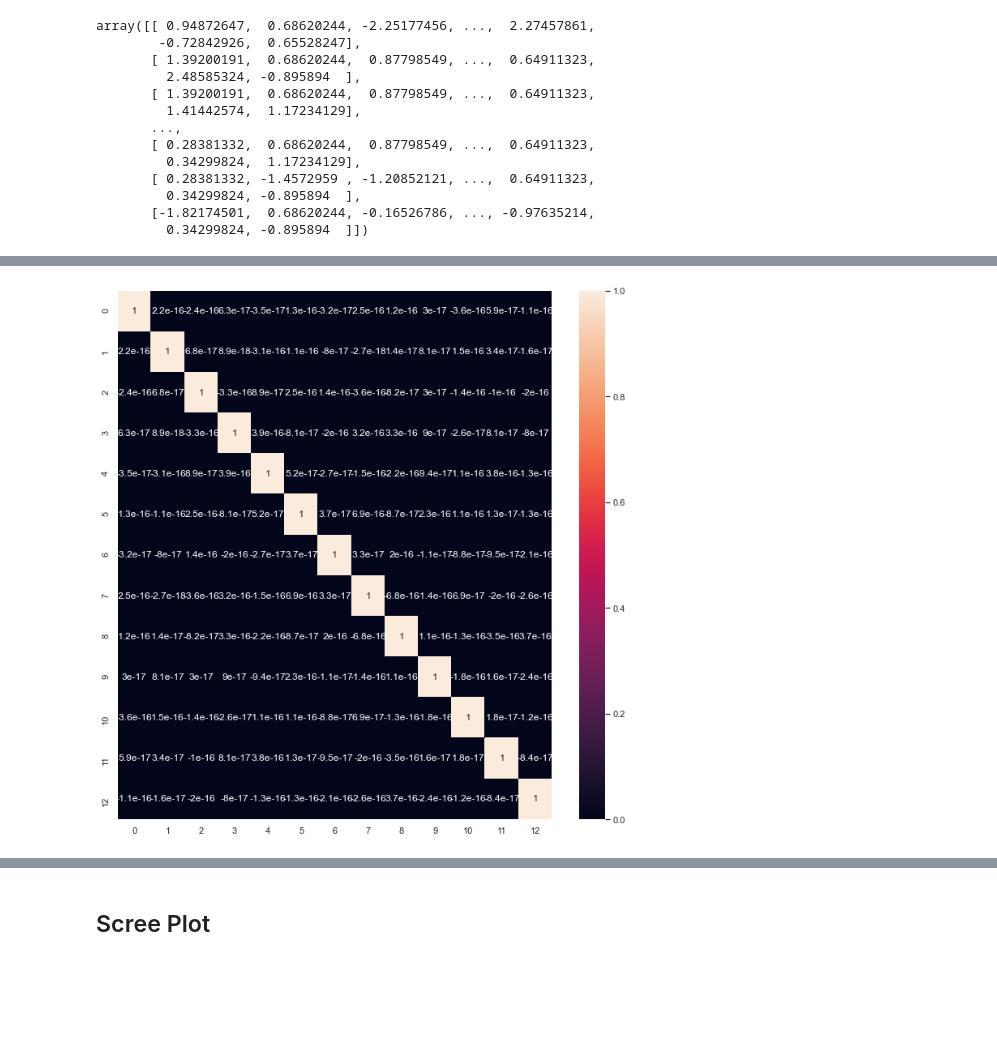
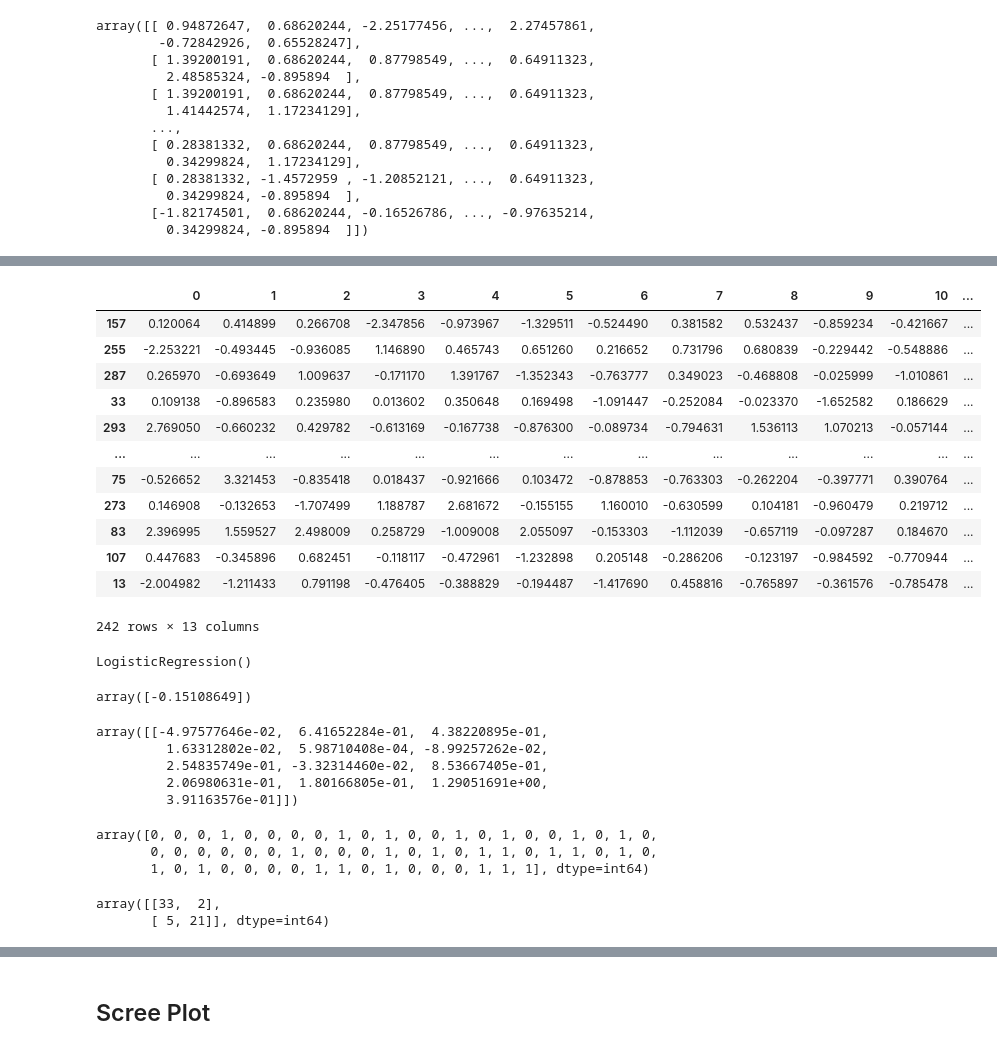
Before and after one commit to mayuri3399/Mobile-Price-Range, a Jupyter notebook: PROJECT_ANALYSIS.ipynb, the cells around one changed output, grey strips where cells are left out. Cells and saved outputs as stored; diff of their text form; code cells hidden in the pictures; blank space fills up the shorter version.

```diff
--- a/PROJECT_ANALYSIS.ipynb
+++ b/PROJECT_ANALYSIS.ipynb
@@ -380,11 +363,53 @@ D
 303 rows × 13 columns
+# %%
+from sklearn.model_selection import train_test_split
+x_trainp,x_testp,y_trainp,y_testp=train_test_split(Xpca,y,test_size=0.20)
+x_trainp
+# %% [output]
+|  | 0 | 1 | 2 | 3 | 4 | 5 | 6 | 7 | 8 | 9 | 10 | ... |
+| 157 | 0.120064 | 0.414899 | 0.266708 | -2.347856 | -0.973967 | -1.329511 | -0.524490 | 0.381582 | 0.532437 | -0.859234 | -0.421667 | ... |
+| 255 | -2.253221 | -0.493445 | -0.936085 | 1.146890 | 0.465743 | 0.651260 | 0.216652 | 0.731796 | 0.680839 | -0.229442 | -0.548886 | ... |
+| 287 | 0.265970 | -0.693649 | 1.009637 | -0.171170 | 1.391767 | -1.352343 | -0.763777 | 0.349023 | -0.468808 | -0.025999 | -1.010861 | ... |
+| 33 | 0.109138 | -0.896583 | 0.235980 | 0.013602 | 0.350648 | 0.169498 | -1.091447 | -0.252084 | -0.023370 | -1.652582 | 0.186629 | ... |
+| 293 | 2.769050 | -0.660232 | 0.429782 | -0.613169 | -0.167738 | -0.876300 | -0.089734 | -0.794631 | 1.536113 | 1.070213 | -0.057144 | ... |
+| ... | ... | ... | ... | ... | ... | ... | ... | ... | ... | ... | ... | ... |
+| 75 | -0.526652 | 3.321453 | -0.835418 | 0.018437 | -0.921666 | 0.103472 | -0.878853 | -0.763303 | -0.262204 | -0.397771 | 0.390764 | ... |
+| 273 | 0.146908 | -0.132653 | -1.707499 | 1.188787 | 2.681672 | -0.155155 | 1.160010 | -0.630599 | 0.104181 | -0.960479 | 0.219712 | ... |
+| 83 | 2.396995 | 1.559527 | 2.498009 | 0.258729 | -1.009008 | 2.055097 | -0.153303 | -1.112039 | -0.657119 | -0.097287 | 0.184670 | ... |
+| 107 | 0.447683 | -0.345896 | 0.682451 | -0.118117 | -0.472961 | -1.232898 | 0.205148 | -0.286206 | -0.123197 | -0.984592 | -0.770944 | ... |
+| 13 | -2.004982 | -1.211433 | 0.791198 | -0.476405 | -0.388829 | -0.194487 | -1.417690 | 0.458816 | -0.765897 | -0.361576 | -0.785478 | ... |
+242 rows × 13 columns
+# %%
+# Model on training dataset
+from sklearn.linear_model import LogisticRegression
+LRModelp=LogisticRegression()
+
+LRModelp.fit(x_trainp,y_trainp)
+# %% [output]
+LogisticRegression()
 # %%
-#corrMatrix=D.corr()
-#orrMatrix
+LRModelp.intercept_
+# %% [output]
+array([-0.15108649])
+# %%
+LRModel.coef_
+# %% [output]
+array([[-4.97577646e-02,  6.41652284e-01,  4.38220895e-01,
+         1.63312802e-02,  5.98710408e-04, -8.99257262e-02,
+         2.54835749e-01, -3.32314460e-02,  8.53667405e-01,
+         2.06980631e-01,  1.80166805e-01,  1.29051691e+00,
+         3.91163576e-01]])
+# %%
+y_predp=LRModelp.predict(x_testp)
+y_predp
+# %% [output]
+array([0, 0, 0, 1, 0, 0, 0, 0, 1, 0, 1, 0, 0, 1, 0, 1, 0, 0, 1, 0, 1, 0,
+       0, 0, 0, 0, 0, 0, 1, 0, 0, 0, 1, 0, 1, 0, 1, 1, 0, 1, 1, 0, 1, 0,
+       1, 0, 1, 0, 0, 0, 0, 1, 1, 0, 1, 0, 0, 0, 1, 1, 1], dtype=int64)
 # %%
-# Correlation Heatmap Matrix
-sns.set(rc={'figure.figsize':(12,12)})
-sns.heatmap(corrMatrix,annot=True)
-plt.show()
+# Confusion Matrix
+from sklearn.metrics import confusion_matrix, accuracy_score
+confusion_matrix(y_testp,y_predp)
 # %% [output]
-[figure, removed]
+array([[33,  2],
+       [ 5, 21]], dtype=int64)
```
Also changed, not shown: parts of 33 cells of this notebook.
